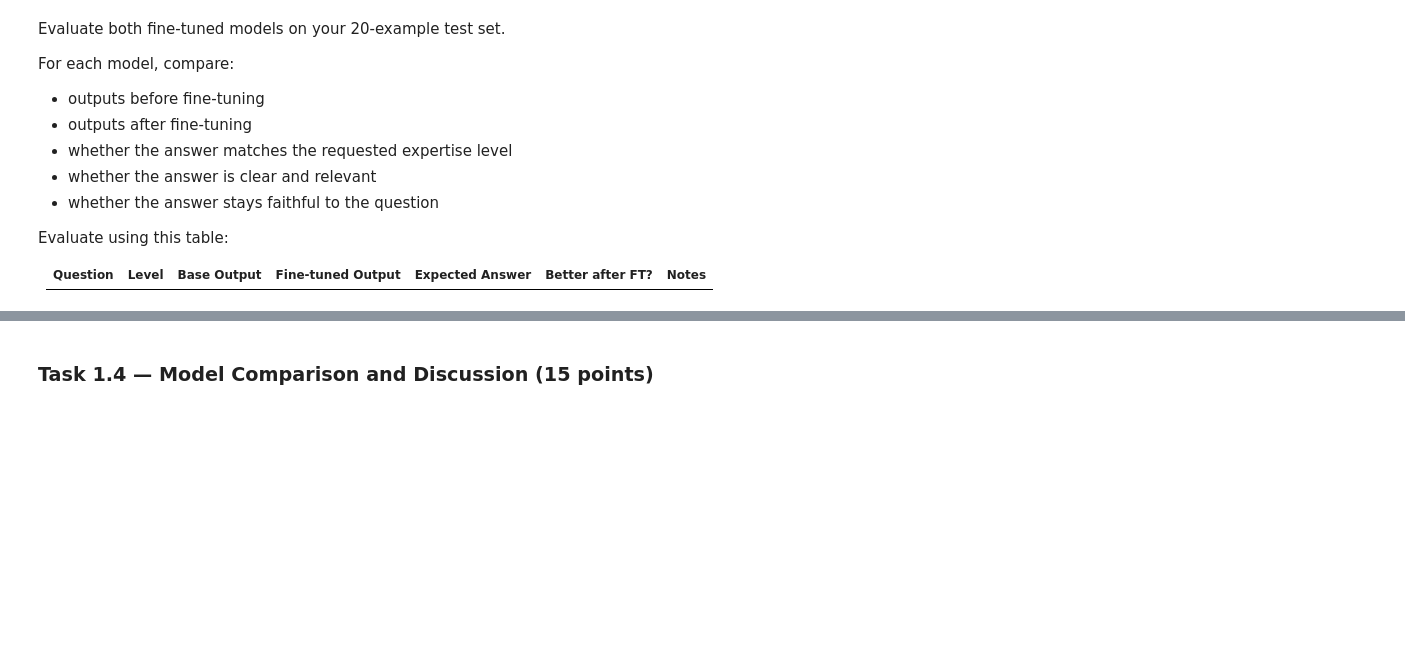
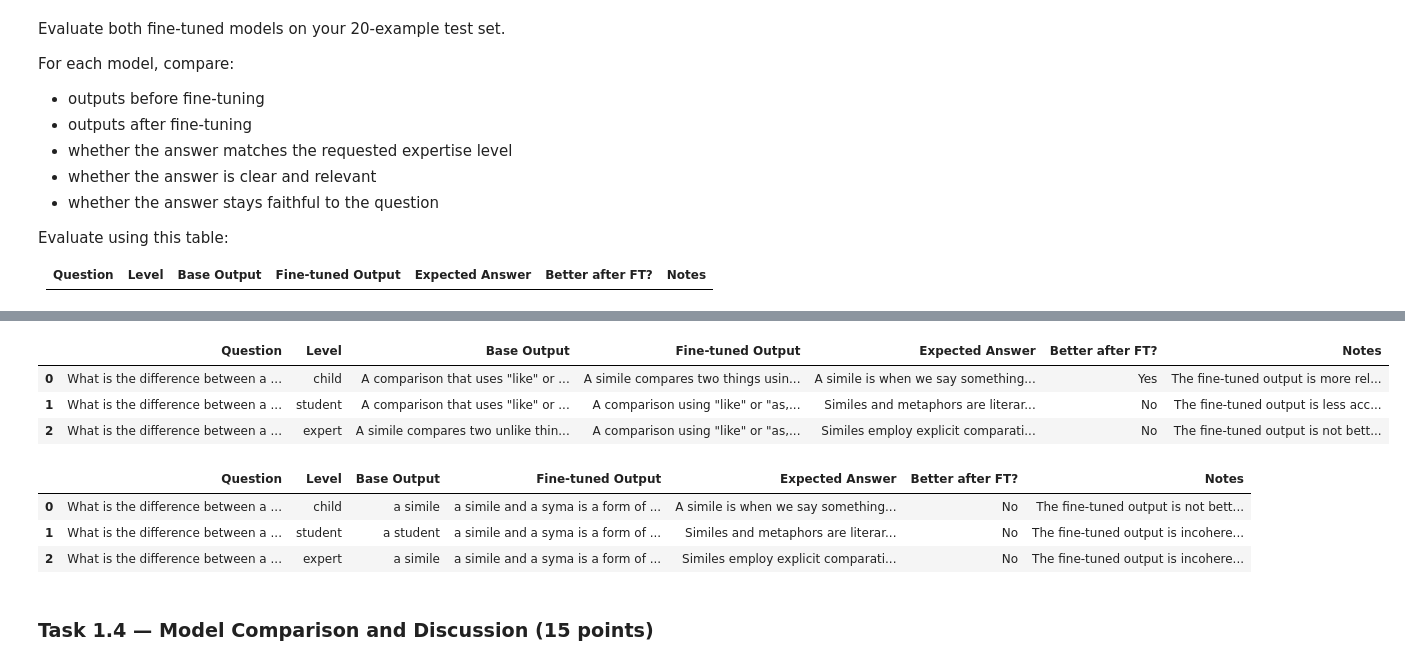
Before and after one commit to Nesher123/AI-Performance-Engineering-Course, a Jupyter notebook: module_2-llm_architecture/assignment_3-finetuning/From_Finetuning_to_Attention_Inside_LLMs.ipynb, the cells around one changed output, grey strips where cells are left out. Cells and saved outputs as stored; diff of their text form; code cells hidden in the pictures; blank space fills up the shorter version.

```diff
--- a/module_2-llm_architecture/assignment_3-finetuning/From_Finetuning_to_Attention_Inside_LLMs.ipynb
+++ b/module_2-llm_architecture/assignment_3-finetuning/From_Finetuning_to_Attention_Inside_LLMs.ipynb
@@ -589,3 +729,17 @@ Evaluate using this table:
+# %%
+smollm_eval_df.head(3)
+# %% [output]
+|  | Question | Level | Base Output | Fine-tuned Output | Expected Answer | Better after FT? | Notes |
+| 0 | What is the difference between a ... | child | A comparison that uses "like" or ... | A simile compares two things usin... | A simile is when we say something... | Yes | The fine-tuned output is more rel... |
+| 1 | What is the difference between a ... | student | A comparison that uses "like" or ... | A comparison using "like" or "as,... | Similes and metaphors are literar... | No | The fine-tuned output is less acc... |
+| 2 | What is the difference between a ... | expert | A simile compares two unlike thin... | A comparison using "like" or "as,... | Similes employ explicit comparati... | No | The fine-tuned output is not bett... |
+# %%
+t5_eval_df.head(3)
+# %% [output]
+|  | Question | Level | Base Output | Fine-tuned Output | Expected Answer | Better after FT? | Notes |
+| 0 | What is the difference between a ... | child | a simile | a simile and a syma is a form of ... | A simile is when we say something... | No | The fine-tuned output is not bett... |
+| 1 | What is the difference between a ... | student | a student | a simile and a syma is a form of ... | Similes and metaphors are literar... | No | The fine-tuned output is incohere... |
+| 2 | What is the difference between a ... | expert | a simile | a simile and a syma is a form of ... | Similes employ explicit comparati... | No | The fine-tuned output is incohere... |
 # %% [markdown]
 ### **Task 1.4 — Model Comparison and Discussion (15 points)**
 # %% [markdown]
```
Also changed, not shown: parts of 7 cells of this notebook, 2 other files.
